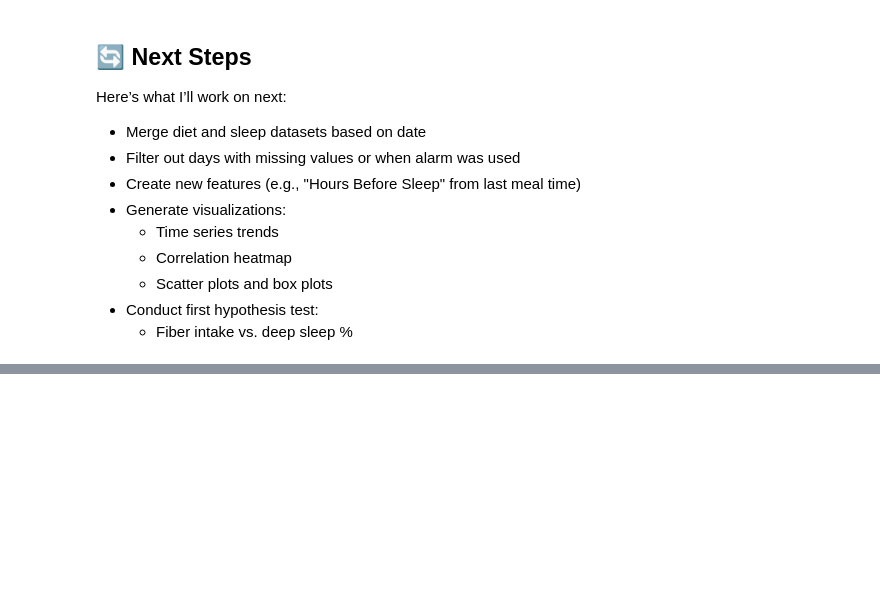
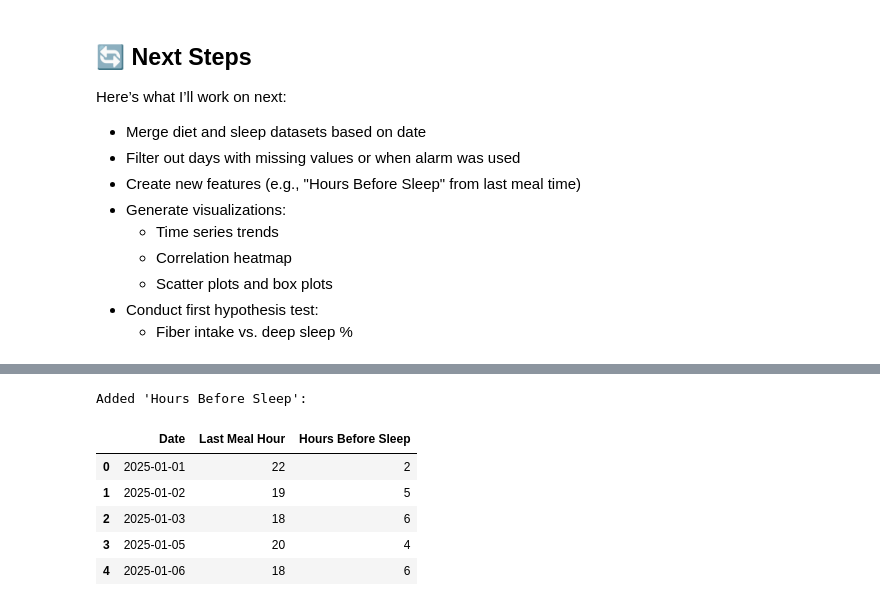
Before and after one commit to Hamzaaw/diet-sleep-analysis, a Jupyter notebook: eda.ipynb, the cells around one changed output, grey strips where cells are left out. Saved outputs shown, nothing was run; the diff lists cells and outputs as text; code cells hidden in the pictures; blank space fills up the shorter version.

```diff
--- a/eda.ipynb
+++ b/eda.ipynb
@@ -122,0 +160,16 @@ Here’s what I’ll work on next:
+# %%
+# Assume a standard bedtime of midnight (00:00)
+# "Hours Before Sleep" = 24 - Last Meal Hour
+filtered_df['Hours Before Sleep'] = 24 - filtered_df['Last Meal Hour']
+
+# Quick check
+print("Added 'Hours Before Sleep':")
+display(filtered_df[['Date', 'Last Meal Hour', 'Hours Before Sleep']].head())
+# %% [output]
+Added 'Hours Before Sleep':
+|  | Date | Last Meal Hour | Hours Before Sleep |
+| 0 | 2025-01-01 | 22 | 2 |
+| 1 | 2025-01-02 | 19 | 5 |
+| 2 | 2025-01-03 | 18 | 6 |
+| 3 | 2025-01-05 | 20 | 4 |
+| 4 | 2025-01-06 | 18 | 6 |
```
Also changed, not shown: parts of 4 cells of this notebook.
